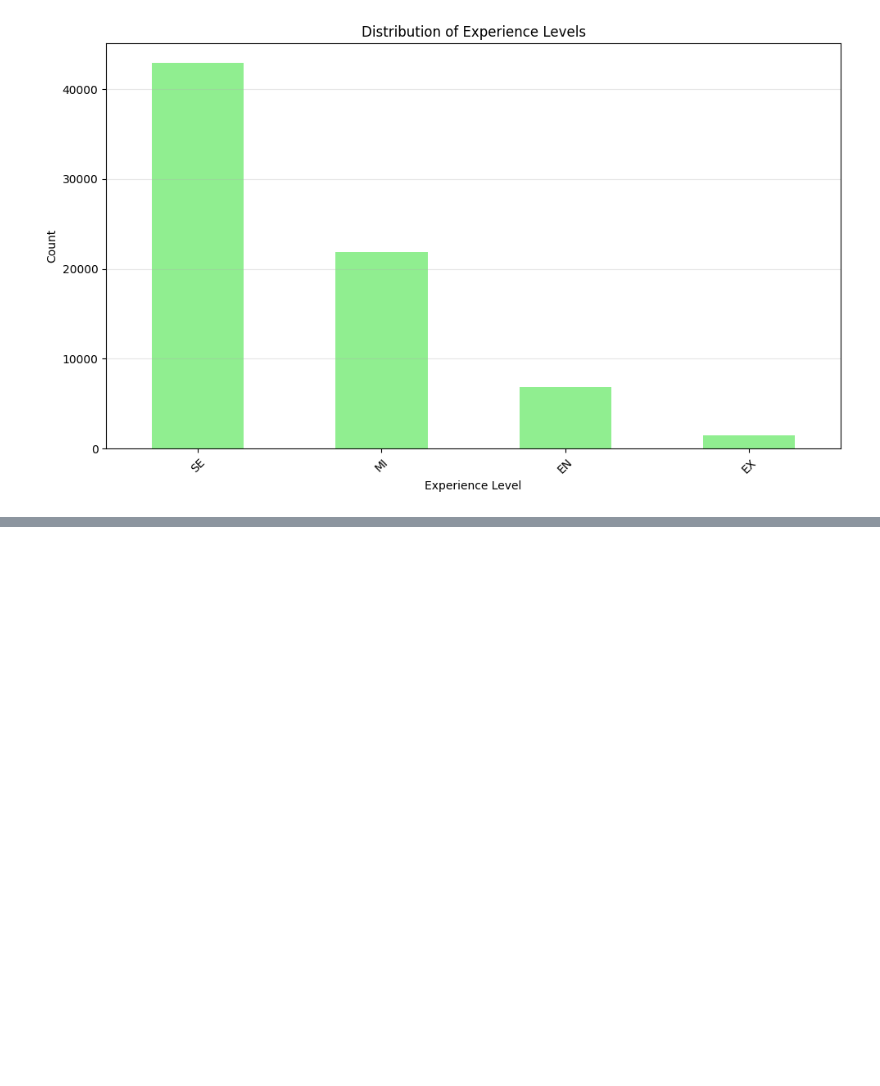
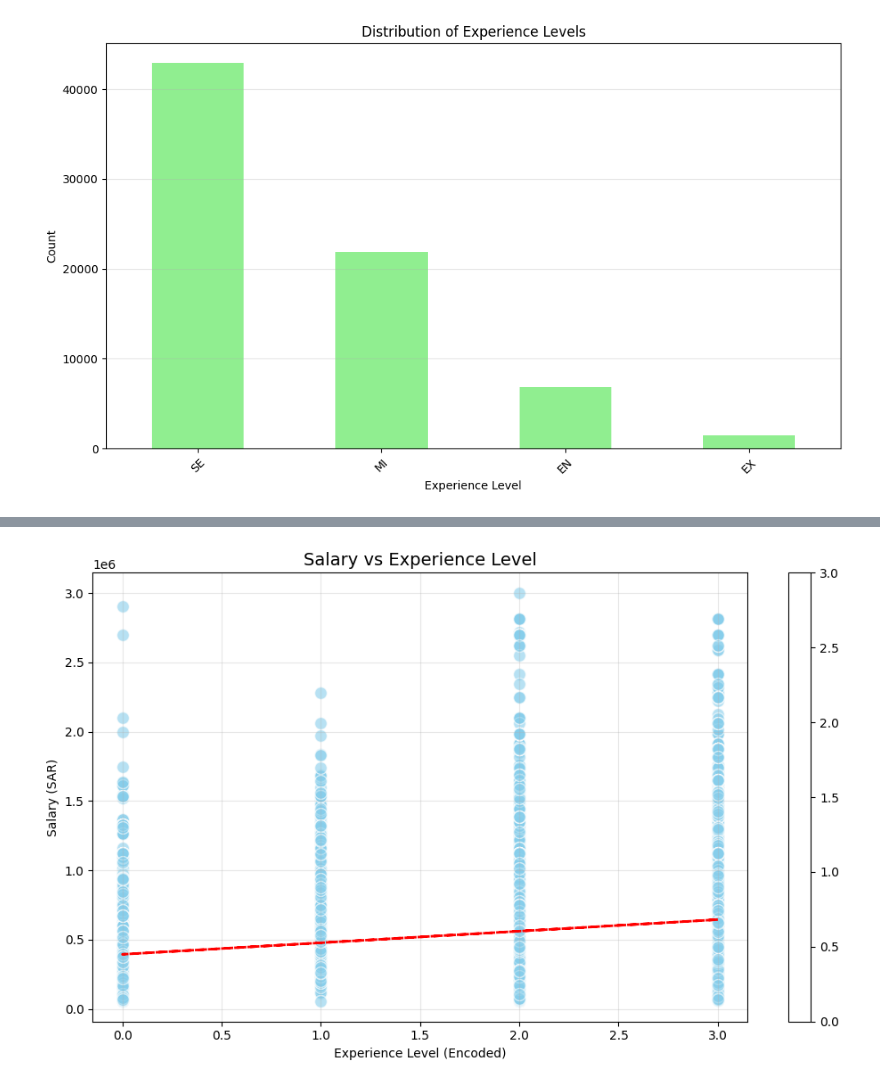
Before and after one commit to Mohab0P/salaries-analysis-and-prediction, a Jupyter notebook: modl.ipynb, the cells around one changed output, grey strips where cells are left out. Drawn from its saved outputs; the diff is of its cells as text; code cells hidden in the pictures; blank space fills up the shorter version.

```diff
--- a/modl.ipynb
+++ b/modl.ipynb
@@ -170,0 +148,22 @@ plt.show()
+# %%
+# Plot 1: Scatter plot - Salary vs Experience Level
+plt.figure(figsize=(10, 6))
+plt.scatter(df['experience_level_encoded'], df['salary'],
+            alpha=0.6, edgecolors='w', s=100, c='skyblue')
+
+# Add trend line
+z = np.polyfit(df['experience_level_encoded'], df['salary'], 1)
+p = np.poly1d(z)
+plt.plot(df['experience_level_encoded'], p(df['experience_level_encoded']),
+         "r--", linewidth=2)
+
+plt.title('Salary vs Experience Level', fontsize=14)
+plt.xlabel('Experience Level (Encoded)')
+plt.ylabel('Salary (SAR)')
+plt.grid(alpha=0.3)
+plt.colorbar(plt.scatter(df['experience_level_encoded'], df['salary'],
+                         c=df['experience_level_encoded'], cmap='viridis', alpha=0.0))
+plt.tight_layout()
+plt.show()
+# %% [output]
+[figure, added]
```
Also changed, not shown: parts of 4 cells of this notebook.
